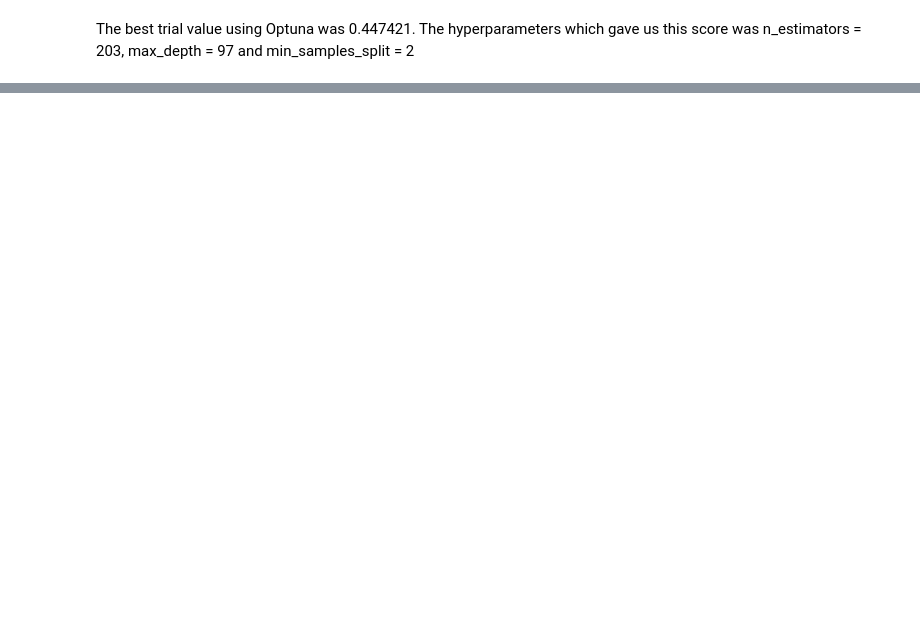
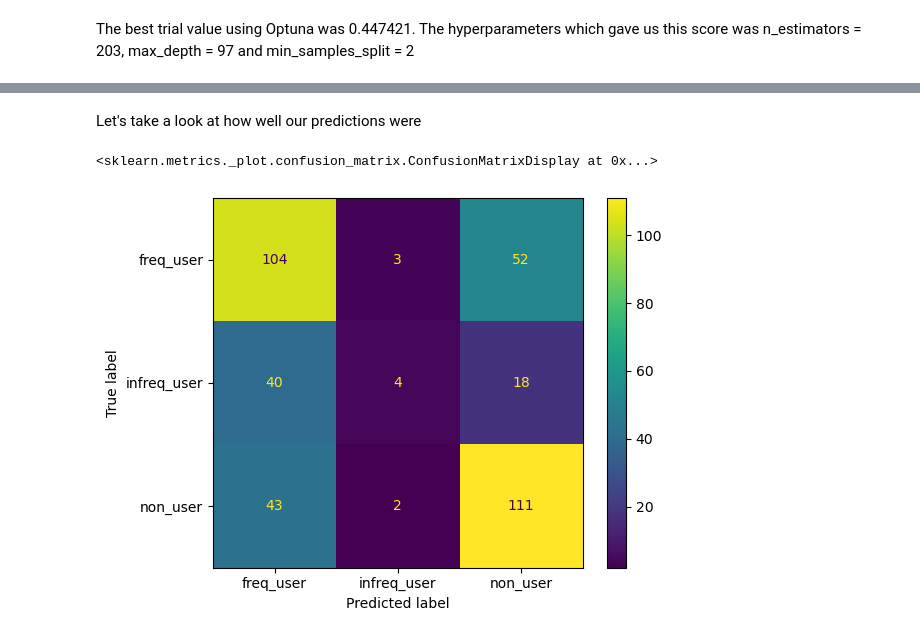
Before and after one commit to skyefung02/DrugConsumptionProject, a Jupyter notebook: data_exploration_visualisation.ipynb, the cells around one changed output, grey strips where cells are left out. Saved outputs shown, nothing was run; the diff lists cells and outputs as text; code cells hidden in the pictures; blank space fills up the shorter version.

```diff
--- a/data_exploration_visualisation.ipynb
+++ b/data_exploration_visualisation.ipynb
@@ -972,0 +964,15 @@ print(feature_importances)
+# %%
+#we now make predictions on the test set, using the final model
+y_pred = rf_classifier_final.predict(nictest_x)
+# %% [markdown]
+Let's take a look at how well our predictions were
+# %%
+from sklearn.metrics import confusion_matrix, ConfusionMatrixDisplay
+
+cm = confusion_matrix(nictest_y, y_pred, labels=rf_classifier_final.classes_)
+disp = ConfusionMatrixDisplay(confusion_matrix=cm,
+                              display_labels=rf_classifier_final.classes_)
+disp.plot()
+# %% [output]
+<sklearn.metrics._plot.confusion_matrix.ConfusionMatrixDisplay at 0x...>
+[figure, added]
```
Also changed, not shown: parts of 26 cells of this notebook, 1 other file.
